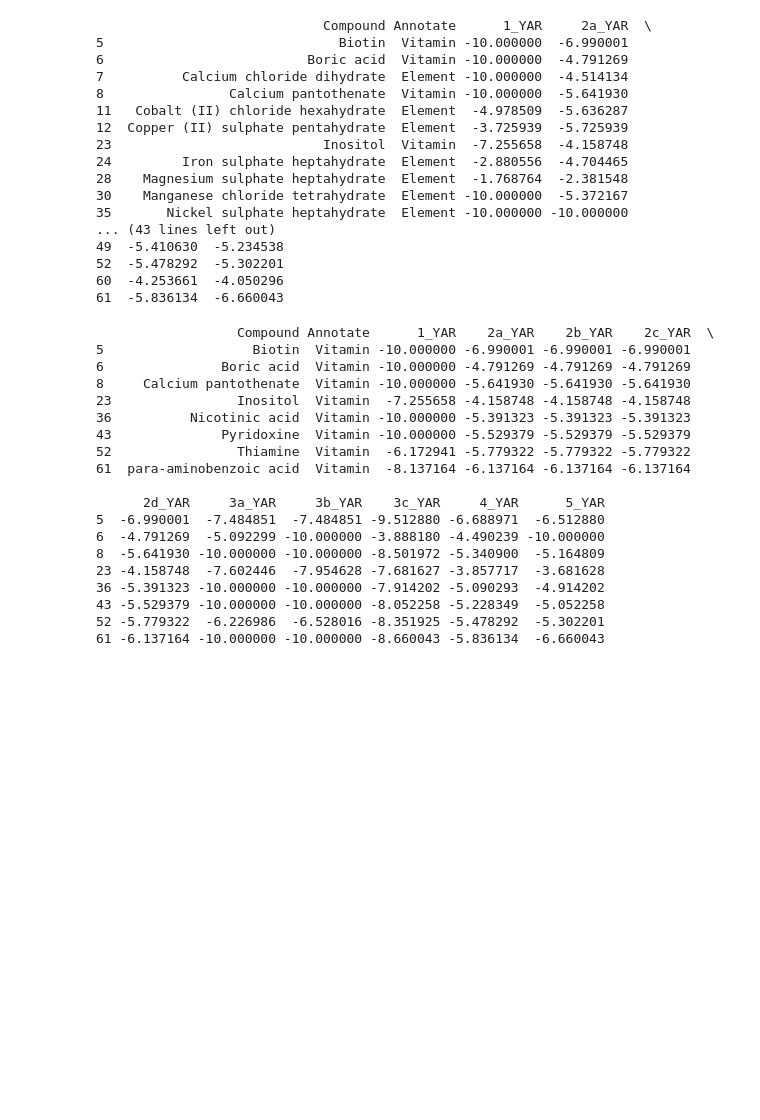
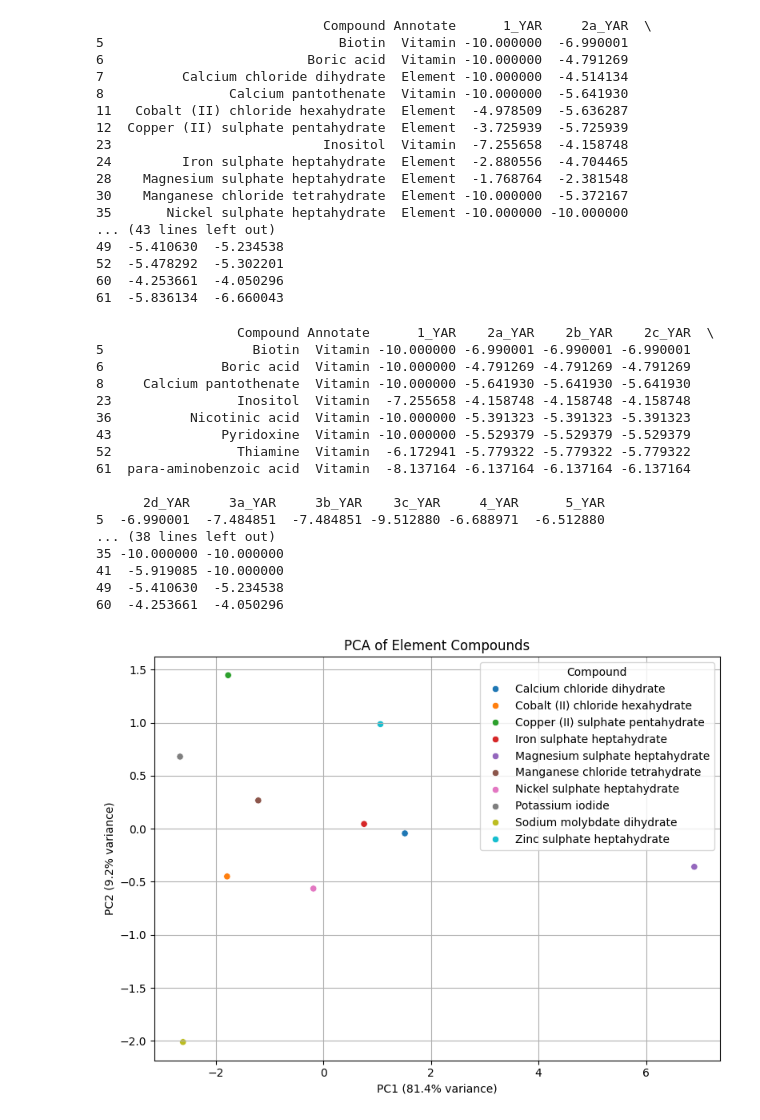
Before and after one commit to subarumuroi/ML_for_rational_design, a Jupyter notebook: MediaDataAnalysisMolarConc.ipynb, the cells around one changed output. Drawn from its saved outputs; the diff is of its cells as text; code cells hidden in the pictures; blank space fills up the shorter version.

```diff
--- a/MediaDataAnalysisMolarConc.ipynb
+++ b/MediaDataAnalysisMolarConc.ipynb
@@ -137,6 +137,7 @@ yar_df_element = yar_df_labeled[yar_df_labeled['Annotate'] == 'Element'].copy()
 yar_df_vitamin = yar_df_labeled[yar_df_labeled['Annotate'] == 'Vitamin'].copy()
 # %%
 print(yar_df_vitamin)
+print(yar_df_element)
 # %% [output]
                   Compound Annotate      1_YAR    2a_YAR    2b_YAR    2c_YAR  \
 5                   Biotin  Vitamin -10.000000 -6.990001 -6.990001 -6.990001
@@ -150,10 +151,41 @@ print(yar_df_vitamin)
 
       2d_YAR     3a_YAR     3b_YAR    3c_YAR     4_YAR      5_YAR
 5  -6.990001  -7.484851  -7.484851 -9.512880 -6.688971  -6.512880
-6  -4.791269  -5.092299 -10.000000 -3.888180 -4.490239 -10.000000
-8  -5.641930 -10.000000 -10.000000 -8.501972 -5.340900  -5.164809
-23 -4.158748  -7.602446  -7.954628 -7.681627 -3.857717  -3.681628
-36 -5.391323 -10.000000 -10.000000 -7.914202 -5.090293  -4.914202
-43 -5.529379 -10.000000 -10.000000 -8.052258 -5.228349  -5.052258
-52 -5.779322  -6.226986  -6.528016 -8.351925 -5.478292  -5.302201
-61 -6.137164 -10.000000 -10.000000 -8.660043 -5.836134  -6.660043
+... (38 lines left out)
+35 -10.000000 -10.000000
+41  -5.919085 -10.000000
+49  -5.410630  -5.234538
+60  -4.253661  -4.050296
+# %%
+from sklearn.preprocessing import StandardScaler
+from sklearn.decomposition import PCA
+from sklearn.impute import SimpleImputer
+
+# Columns that are samples (not Compound/Annotate)
+sample_cols = yar_df_element.columns.difference(['Compound', 'Annotate'])
+
+# Extract sample values and normalize
+X = yar_df_element[sample_cols].replace(-10, np.nan)
+X_imputed = SimpleImputer(strategy='mean').fit_transform(X)
+X_scaled = StandardScaler().fit_transform(X_imputed)
+
+pca = PCA(n_components=2)
+X_pca = pca.fit_transform(X_scaled)
+
+pca_df = pd.DataFrame(X_pca, columns=['PC1', 'PC2'])
+pca_df['Compound'] = yar_df_element['Compound'].values
+pca_df['Annotate'] = yar_df_element['Annotate'].values
+
+import matplotlib.pyplot as plt
+import seaborn as sns
+
+plt.figure(figsize=(8, 6))
+sns.scatterplot(data=pca_df, x='PC1', y='PC2', hue='Compound', palette='tab10', legend='full')
+plt.title('PCA of Element Compounds')
+plt.xlabel(f"PC1 ({pca.explained_variance_ratio_[0]*100:.1f}% variance)")
+plt.ylabel(f"PC2 ({pca.explained_variance_ratio_[1]*100:.1f}% variance)")
+plt.grid(True)
+plt.tight_layout()
+plt.show()
+# %% [output]
+[figure, added]
```
Also changed, not shown: parts of 12 cells of this notebook.
